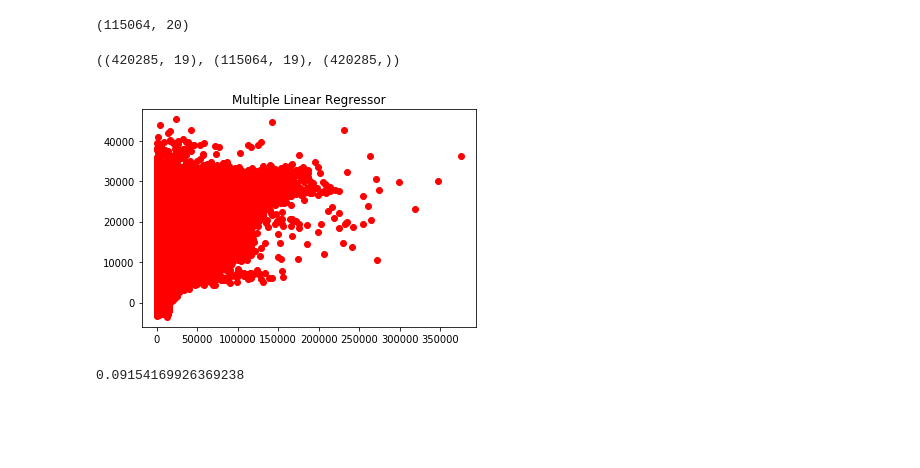
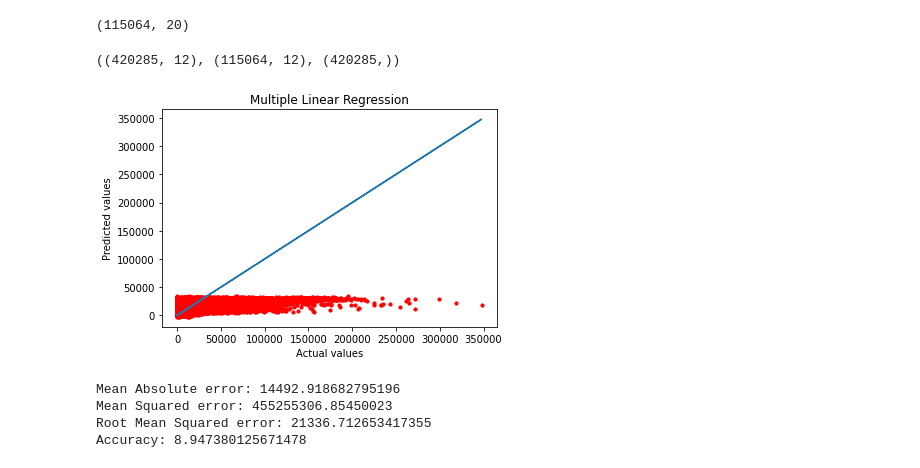
Before and after one commit to Jagajit20/Sales_Forecasting, a Jupyter notebook: Walmart_Sales_Forecasting_Project.ipynb, the cells around one changed output. Saved outputs shown, nothing was run; the diff lists cells and outputs as text; code cells hidden in the pictures; blank space fills up the shorter version.

```diff
--- a/Walmart_Sales_Forecasting_Project.ipynb
+++ b/Walmart_Sales_Forecasting_Project.ipynb
@@ -307,32 +304,42 @@ test_final_data.shape
 features['IsHoliday'] = [int(i) for i in features['IsHoliday']]
 # %%
 #splitting data
-train_X = train_final_data.drop(['Weekly_Sales', 'Date'], axis = 1)
-test_X = test_final_data.drop(['Date'], axis = 1)
+train_X = train_final_data.drop(['Weekly_Sales', 'Date', 'CPI', 'Unemployment', 'MarkDown5','MarkDown3','MarkDown4','MarkDown2', 3], axis = 1)
+test_X = test_final_data.drop(['Date', 'CPI', 'Unemployment', 'MarkDown5','MarkDown3','MarkDown4','MarkDown2', 3], axis = 1)
 train_y = train_final_data['Weekly_Sales']
 
 from sklearn.model_selection import train_test_split
-X_train, X_test, y_train, y_test = train_test_split(train_X, train_y, test_size = 0.25, random_state = 50)
+X_train, X_test, y_train, y_test = train_test_split(train_X, train_y, test_size = 0.2, random_state = 50)
 # %%
 train_X.shape, test_X.shape, train_y.shape
 # %% [output]
-((420285, 19), (115064, 19), (420285,))
+((420285, 12), (115064, 12), (420285,))
 # %%
 from sklearn.linear_model import LinearRegression
-reg = LinearRegression()
-reg.fit(X_train, y_train)
-y_pred = reg.predict(X_test)
+multi_reg = LinearRegression()
+multi_reg.fit(X_train, y_train)
+y_pred = multi_reg.predict(X_test)
 # %%
-plt.scatter(y_test, y_pred, color='red')
-plt.title('Multiple Linear Regressor')
+plt.figure()
+plt.plot(y_test, y_test)
+plt.scatter(y_test, y_pred, s=10, c="red")
+plt.title("Multiple Linear Regression")
+plt.xlabel("Actual values") #blue line
+plt.ylabel("Predicted values") #red dots
 plt.show()
 # %% [output]
-[figure, old version]
+[figure, new version]
-# %%
-from sklearn.metrics import accuracy_score
-print(reg.score(X_test, y_test))
-# %% [output]
-0.09154169926369238
+# %%
+from sklearn.metrics import mean_absolute_error, mean_squared_error
+print('Mean Absolute error:', mean_absolute_error(y_test, y_pred))
+print('Mean Squared error:', mean_squared_error(y_test, y_pred))
+print('Root Mean Squared error:', math.sqrt(mean_squared_error(y_test, y_pred)))
+print('Accuracy:', multi_reg.score(X_test, y_test)*100)
+# %% [output]
+Mean Absolute error: 14492.918682795196
+Mean Squared error: 455255306.85450023
+Root Mean Squared error: 21336.712653417355
+Accuracy: 8.947380125671478
 # %%
 from sklearn.neighbors import KNeighborsRegressor
 knn = KNeighborsRegressor(n_neighbors = 17, n_jobs = 4)
```
Also changed, not shown: parts of 35 cells of this notebook, 2 other files.
